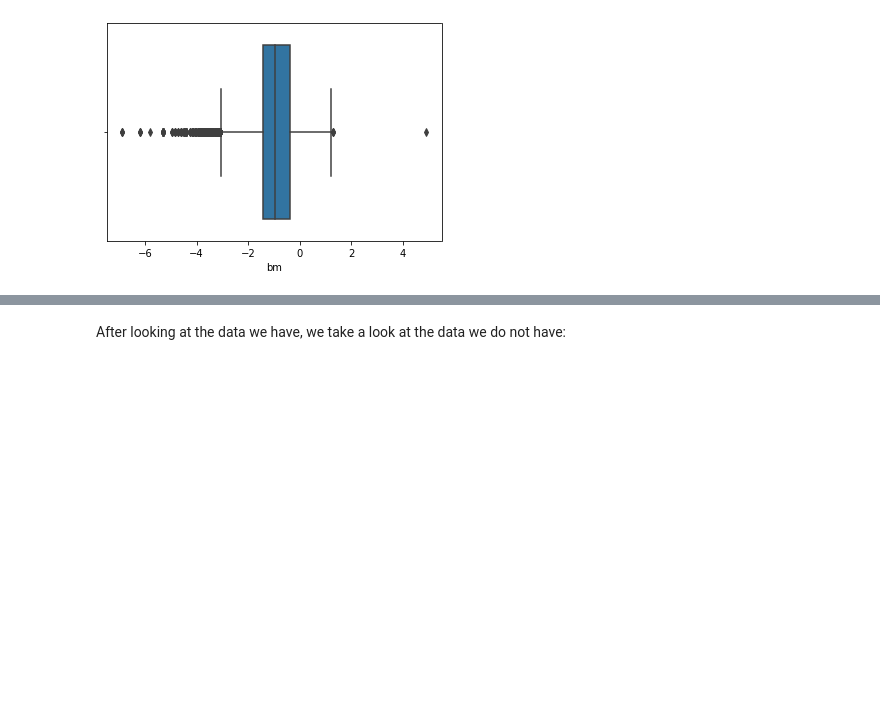
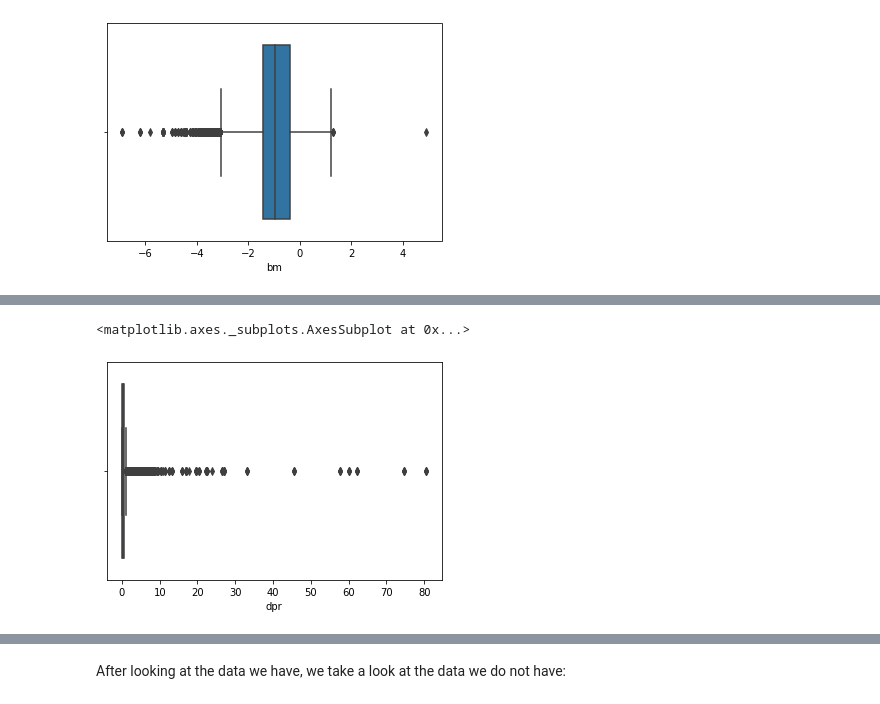
Before and after one commit to john-donnelly-1/ML-Group-3, a Jupyter notebook: current code doc.ipynb, the cells around one changed output, grey strips where cells are left out. Drawn from its saved outputs; the diff is of its cells as text; code cells hidden in the pictures; blank space fills up the shorter version.

```diff
--- a/current code doc.ipynb
+++ b/current code doc.ipynb
@@ -127,0 +144,5 @@ sns.boxplot(x = logbm)
+# %%
+sns.boxplot(x = 'dpr', data = dat)
+# %% [output]
+<matplotlib.axes._subplots.AxesSubplot at 0x...>
+[figure, added]
```
Also changed, not shown: parts of 34 cells of this notebook.
